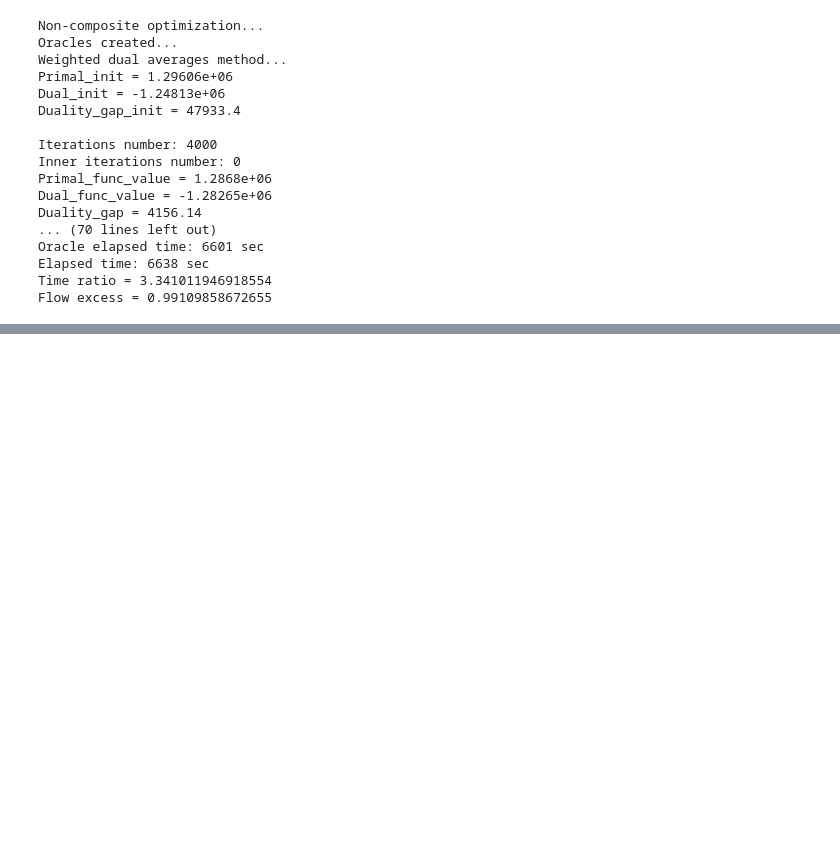
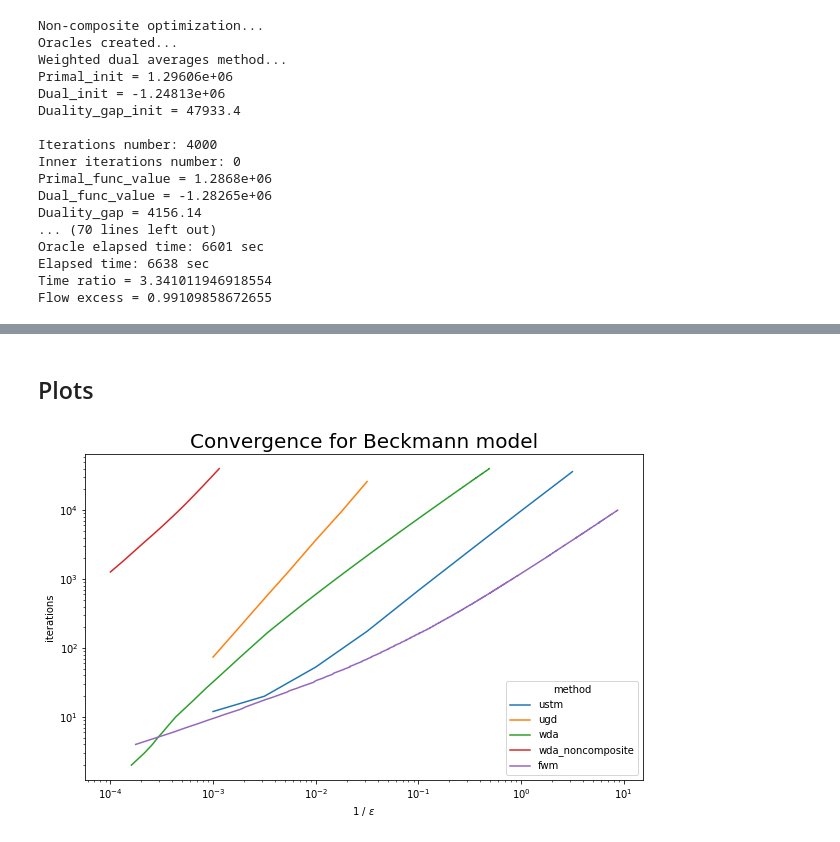
Before and after one commit to MeruzaKub/TransportNet, a Jupyter notebook: Stable Dynamic & Beckman/Anaheim_Beckmann_Experiments.ipynb, the cells around one changed output, grey strips where cells are left out. Drawn from its saved outputs; the diff is of its cells as text; code cells hidden in the pictures; blank space fills up the shorter version.

Commit message:
plots added

```diff
--- a/Stable Dynamic & Beckman/Anaheim_Beckmann_Experiments.ipynb
+++ b/Stable Dynamic & Beckman/Anaheim_Beckmann_Experiments.ipynb
@@ -348,0 +331,2 @@ graph_data['graph_table'].head()
+# %% [markdown]
+## Plots
@@ -348,0 +356,31 @@ graph_data['graph_table'].head()
+# %%
+for method in ['wda', 'wda_noncomposite']:
+    results[method] = {}
+    with open(beckmann_save + 'anaheim_result_' + method + '_max_iter_40000_beckmann.pickle', 'rb') as f:
+        result = pickle.load(f)
+        results[method]['epsilon'] = result['history'].get('dual_gap')
+        results[method]['iters'] = result['history'].get('iter')
+# %%
+method = 'fwm'
+with open(beckmann_save + 'anaheim_result_fwm_t_weighted_max_iter_10000_beckmann.pickle', 'rb') as f:
+    results[method] = {}
+    result = pickle.load(f)
+    results[method]['epsilon'] = result['history'].get('dual_gap')
+    results[method]['iters'] = result['history'].get('iter')
+# %%
+plt.figure(figsize=(10,6))
+plt.title('Convergence for Beckmann model', fontsize=20)
+eps_upper = 1e4
+for method, data in results.items():
+    y = np.array(data['iters'])
+    x = 1. / np.array(data['epsilon'])
+    ind = np.nonzero(1 / x <= eps_upper)
+    plt.plot(x[ind], y[ind], label = method)
+plt.legend(title = 'method')
+plt.xscale('log')
+plt.yscale('log')
+plt.xlabel(r'1 / $\varepsilon$')
+plt.ylabel('iterations')
+plt.show()
+# %% [output]
+[figure, added]
```
Also changed, not shown: parts of 5 cells of this notebook.
